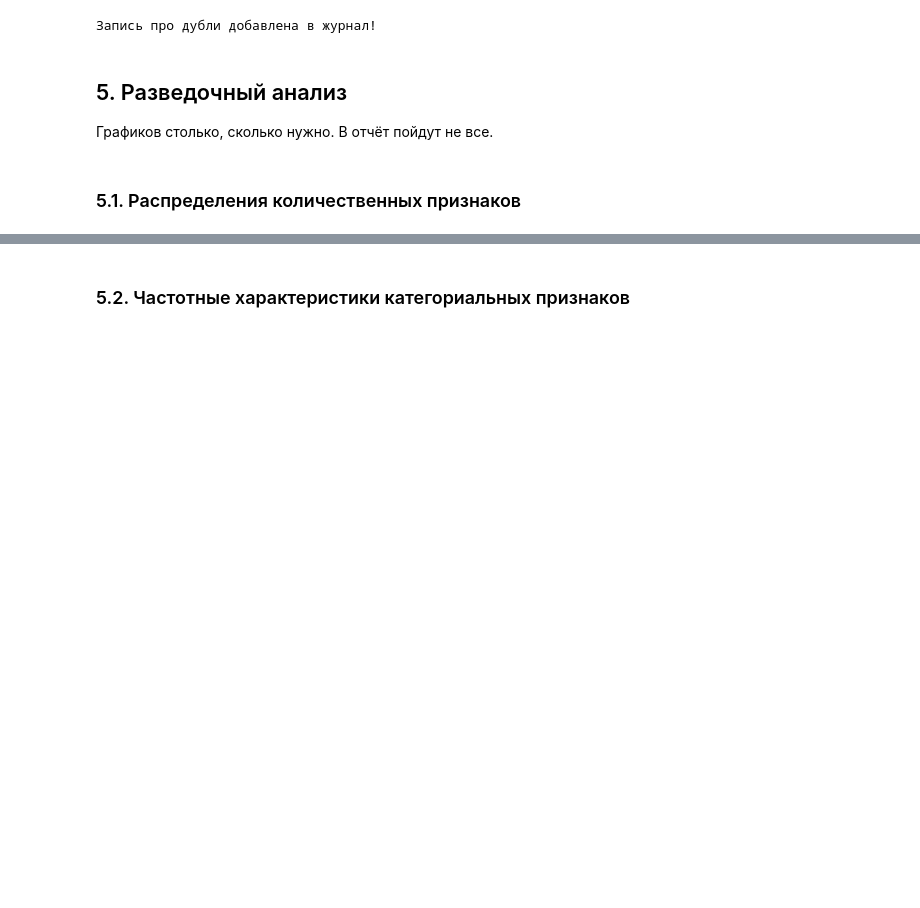
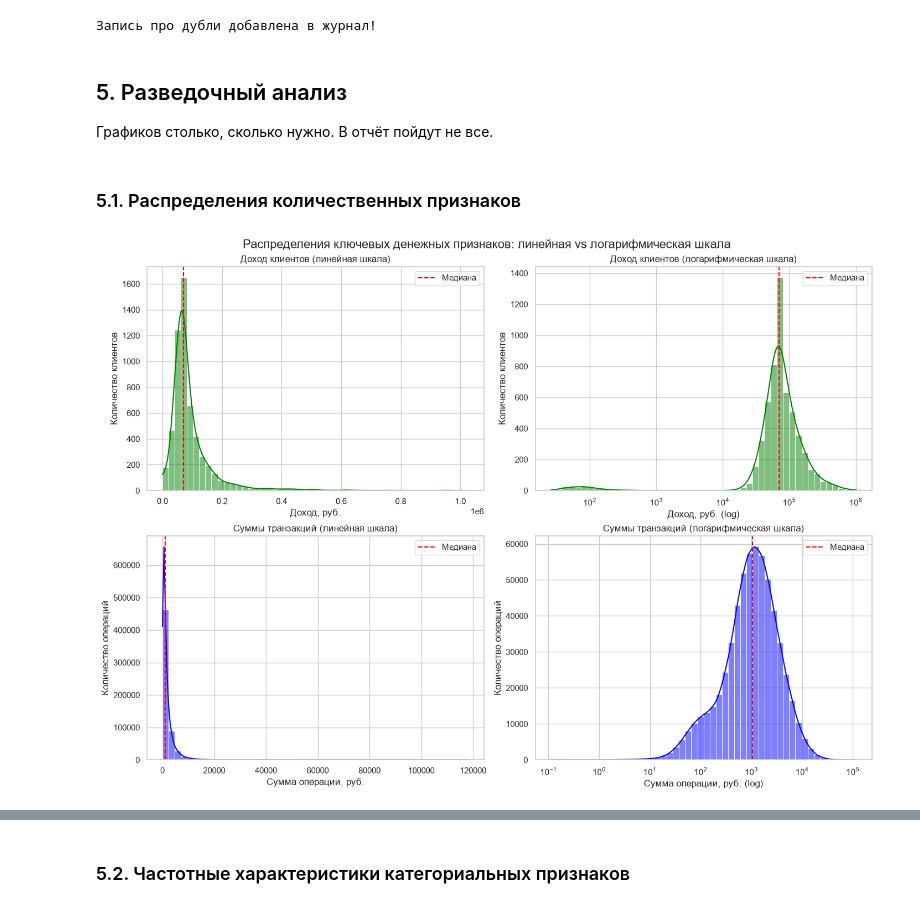
Before and after one commit to sonestos/Nikitenko_Sofya_Lab1, a Jupyter notebook: 01_analysis.ipynb, the cells around one changed output, grey strips where cells are left out. Cells and saved outputs as stored; diff of their text form; code cells hidden in the pictures; blank space fills up the shorter version.

```diff
--- a/01_analysis.ipynb
+++ b/01_analysis.ipynb
@@ -972,3 +972,47 @@ cleaning_log = pd.concat([cleaning_log, pd.DataFrame(new_log_txn_dups)], ignore_
 Графиков столько, сколько нужно. В отчёт пойдут не все.
 # %% [markdown]
 ### 5.1. Распределения количественных признаков
+# %%
+import matplotlib.pyplot as plt
+import seaborn as sns
+import numpy as np
+
+sns.set_theme(style="whitegrid")
+
+fig, axes = plt.subplots(2, 2, figsize=(14, 10), layout="constrained")
+axes = axes.flatten()
+
+sns.histplot(clients['monthly_income'], bins=50, ax=axes[0], color="green", kde=True)
+axes[0].set_title('Доход клиентов (линейная шкала)')
+axes[0].set_xlabel('Доход, руб.')
+axes[0].set_ylabel('Количество клиентов')
+axes[0].axvline(clients['monthly_income'].median(), color='red', linestyle='--', label='Медиана')
+axes[0].legend()
+
+sns.histplot(clients['monthly_income'], bins=50, ax=axes[1], color="green", kde=True, log_scale=True)
+axes[1].set_title('Доход клиентов (логарифмическая шкала)')
+axes[1].set_xlabel('Доход, руб. (log)')
+axes[1].set_ylabel('Количество клиентов')
+axes[1].axvline(clients['monthly_income'].median(), color='red', linestyle='--', label='Медиана')
+axes[1].legend()
+
+txn_pos = txn[(txn['amount'] > 0) & (txn['status'] == 'успешно')]
+
+sns.histplot(txn_pos['amount'], bins=50, ax=axes[2], color="blue", kde=True)
+axes[2].set_title('Суммы транзакций (линейная шкала)')
+axes[2].set_xlabel('Сумма операции, руб.')
+axes[2].set_ylabel('Количество операций')
+axes[2].axvline(txn_pos['amount'].median(), color='red', linestyle='--', label='Медиана')
+axes[2].legend()
+
+sns.histplot(txn_pos['amount'], bins=50, ax=axes[3], color="blue", kde=True, log_scale=True)
+axes[3].set_title('Суммы транзакций (логарифмическая шкала)')
+axes[3].set_xlabel('Сумма операции, руб. (log)')
+axes[3].set_ylabel('Количество операций')
+axes[3].axvline(txn_pos['amount'].median(), color='red', linestyle='--', label='Медиана')
+axes[3].legend()
+
+fig.suptitle('Распределения ключевых денежных признаков: линейная vs логарифмическая шкала', fontsize=16)
+plt.show()
+# %% [output]
+[figure, added]
```
Also changed, not shown: parts of 6 cells of this notebook.
